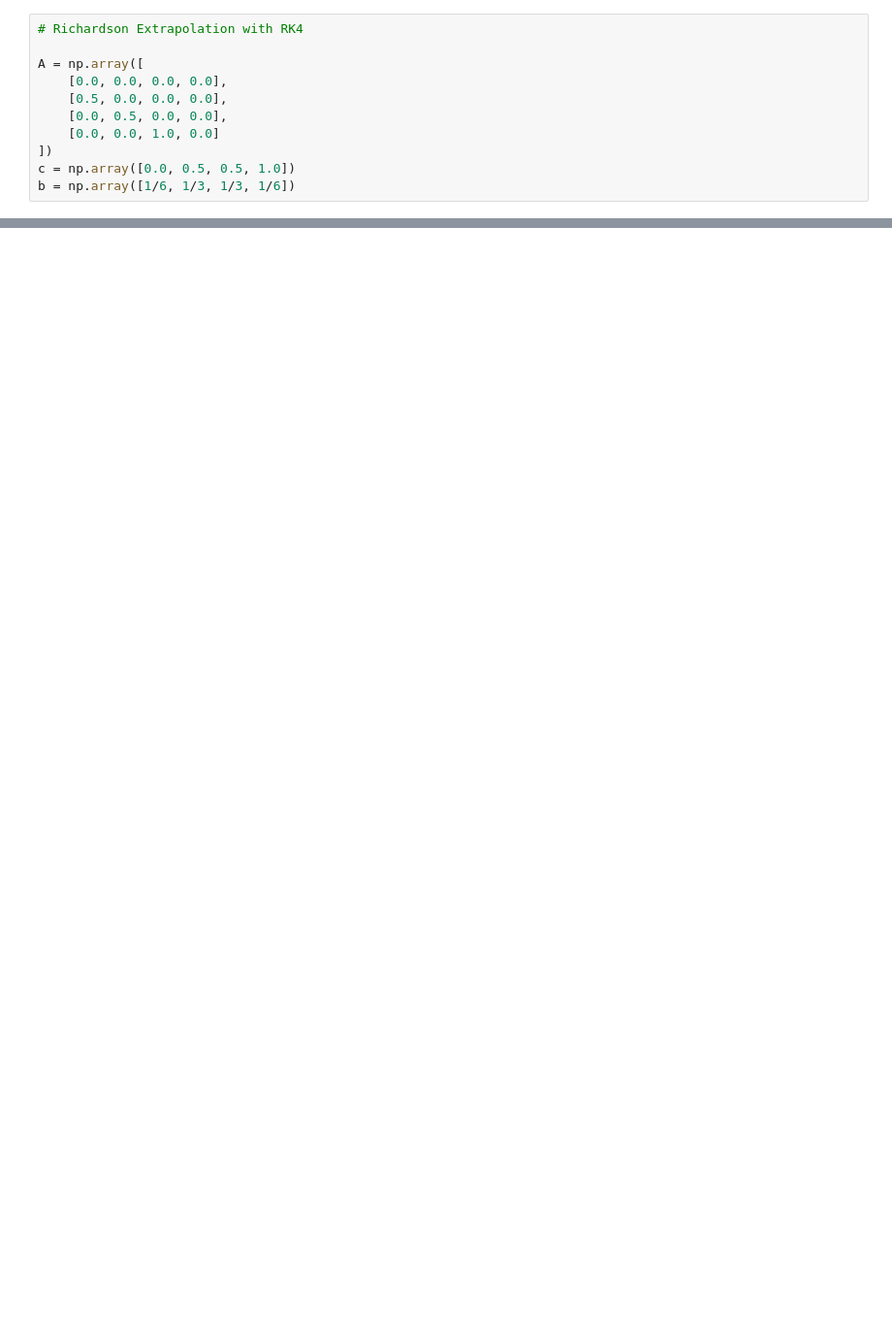
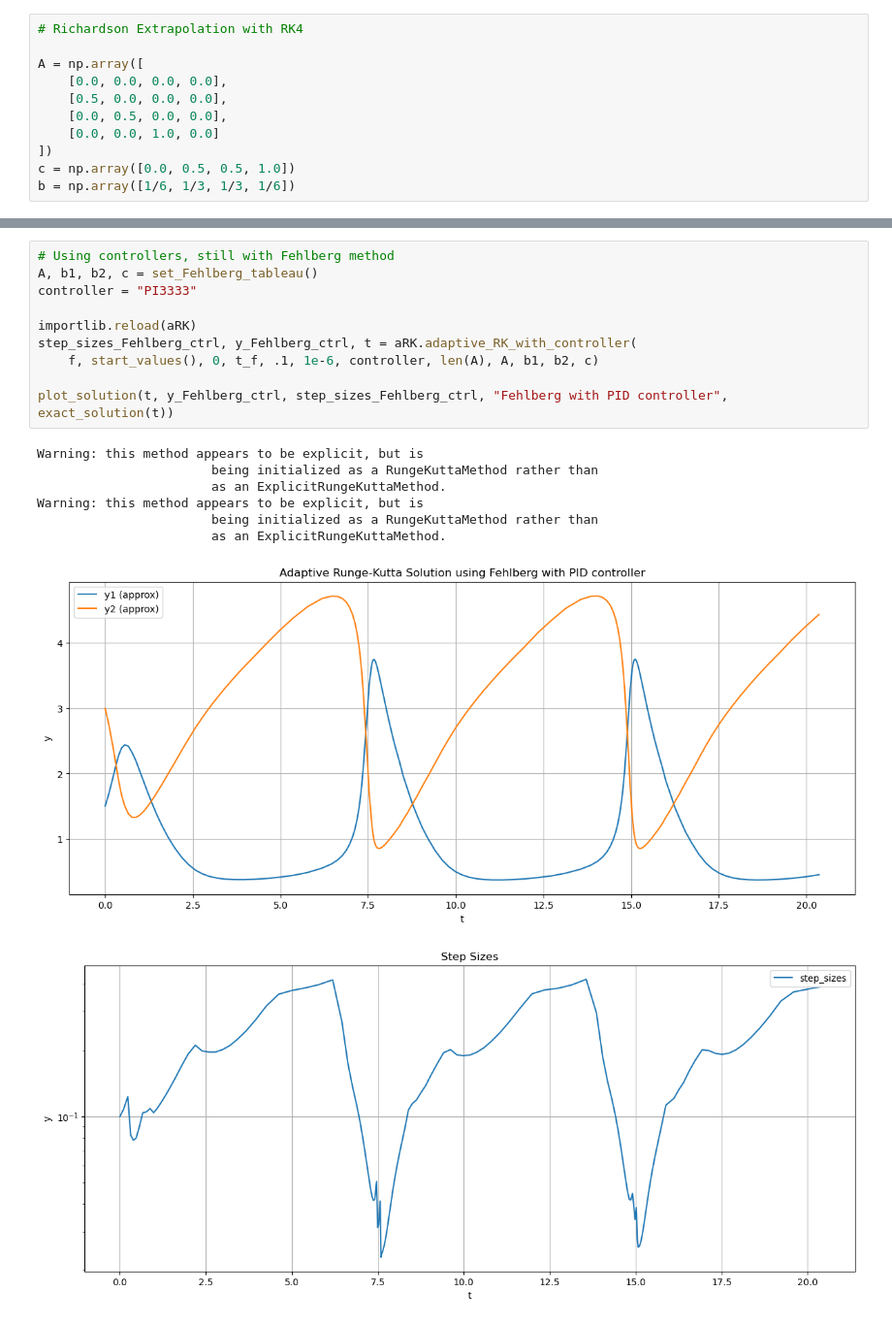
Before and after one commit to juliaeles6/Adaptiv-Runge-Kutta, a Jupyter notebook: Adaptive_Runge_Kutta.ipynb, the cells around one changed output, grey strips where cells are left out. Shown at 97% size. Cells and saved outputs as stored; diff of their text form; blank space fills up the shorter version.

```diff
--- a/Adaptive_Runge_Kutta.ipynb
+++ b/Adaptive_Runge_Kutta.ipynb
@@ -133,0 +155,19 @@ Warning: this method appears to be explicit, but is
+# %%
+# Using controllers, still with Fehlberg method
+A, b1, b2, c = set_Fehlberg_tableau()
+controller = "PI3333"
+
+importlib.reload(aRK)
+step_sizes_Fehlberg_ctrl, y_Fehlberg_ctrl, t = aRK.adaptive_RK_with_controller(
+    f, start_values(), 0, t_f, .1, 1e-6, controller, len(A), A, b1, b2, c)
+
+plot_solution(t, y_Fehlberg_ctrl, step_sizes_Fehlberg_ctrl, "Fehlberg with PID controller", exact_solution(t))
+# %% [output]
+Warning: this method appears to be explicit, but is
+                       being initialized as a RungeKuttaMethod rather than
+                       as an ExplicitRungeKuttaMethod.
+Warning: this method appears to be explicit, but is
+                       being initialized as a RungeKuttaMethod rather than
+                       as an ExplicitRungeKuttaMethod.
+[figure, added]
+[figure, added]
```
Also changed, not shown: parts of 11 cells of this notebook, 2 other files.
